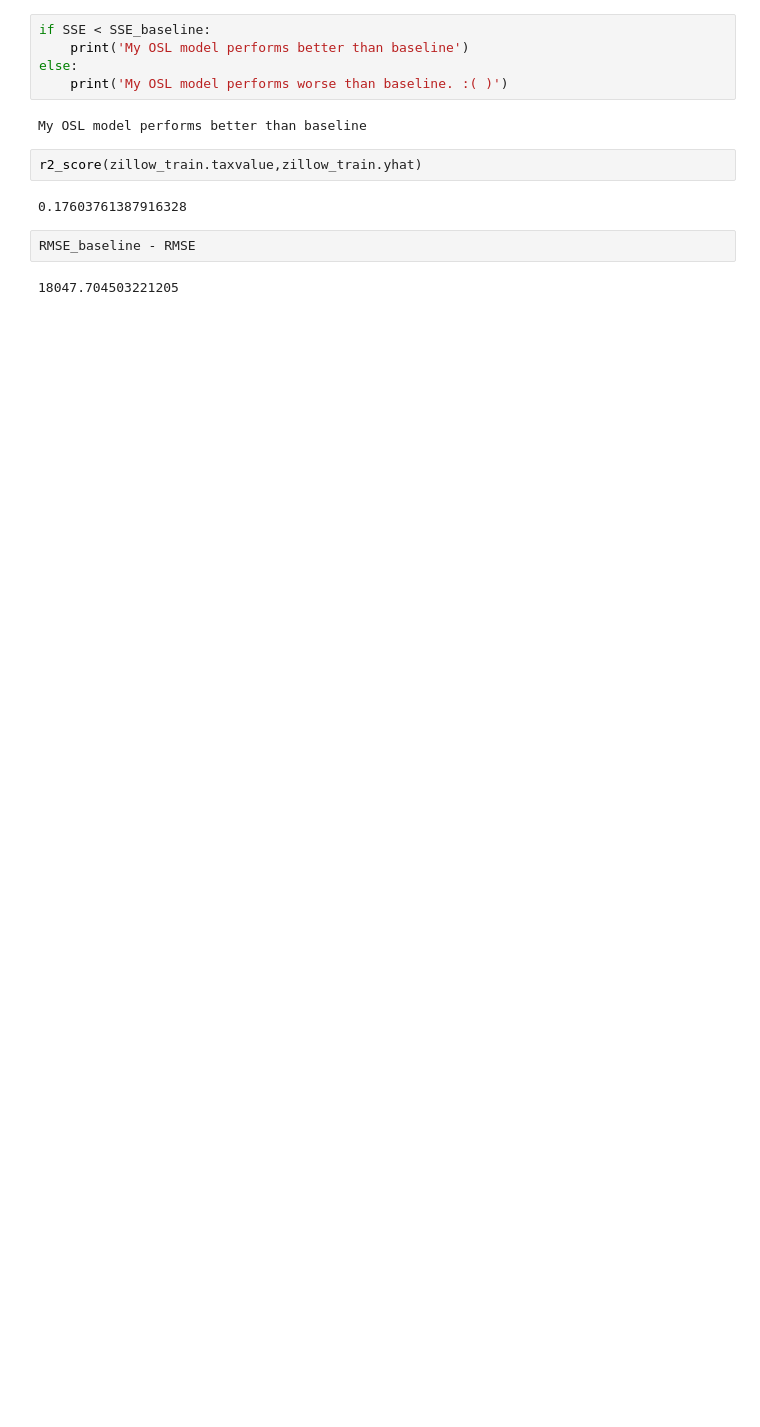
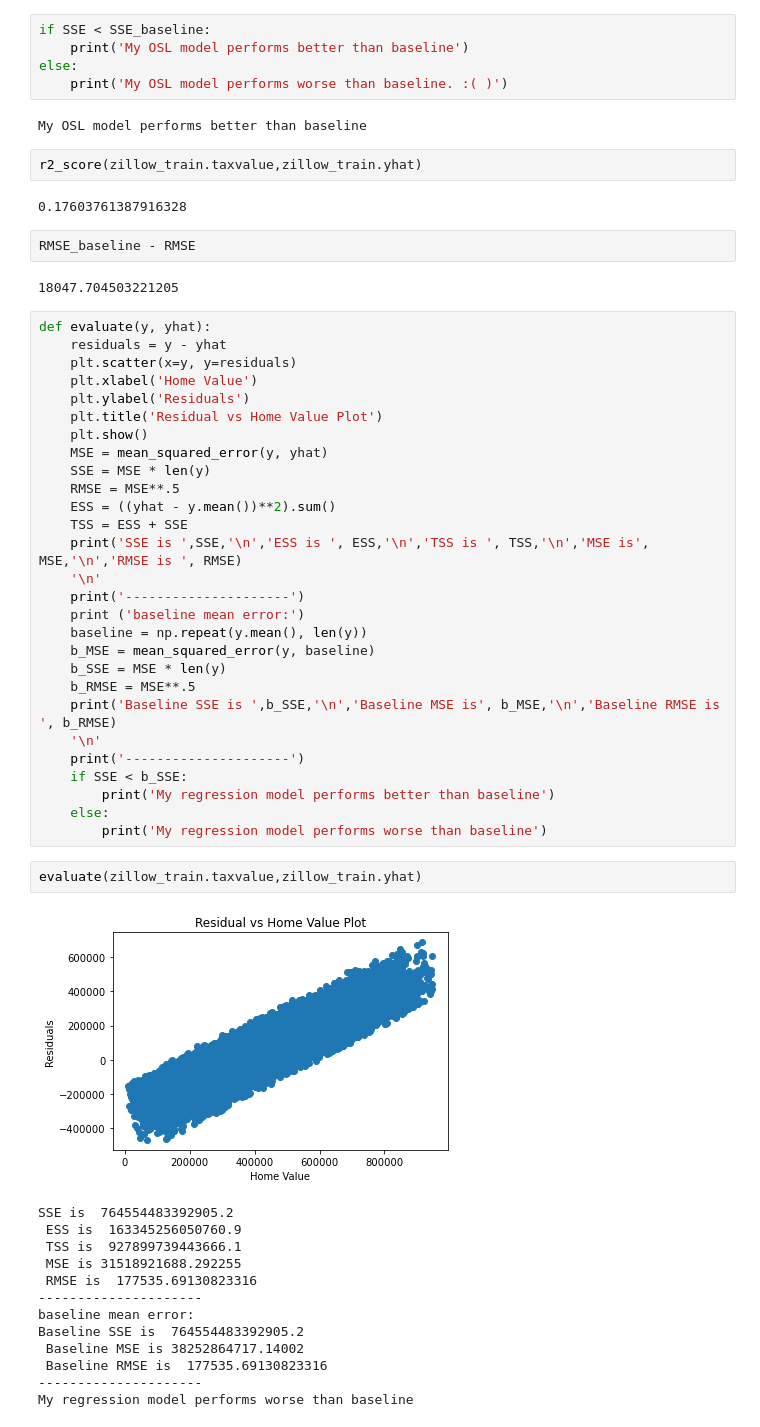
Before and after one commit to QinzhiChen/regression-exercises, a Jupyter notebook: evaluate.ipynb, the cells around one changed output. Saved outputs shown, nothing was run; the diff lists cells and outputs as text; blank space fills up the shorter version.

```diff
--- a/evaluate.ipynb
+++ b/evaluate.ipynb
@@ -185,3 +235,47 @@ r2_score(zillow_train.taxvalue,zillow_train.yhat)
 RMSE_baseline - RMSE
 # %% [output]
 18047.704503221205
+# %%
+def evaluate(y, yhat):
+    residuals = y - yhat
+    plt.scatter(x=y, y=residuals)
+    plt.xlabel('Home Value')
+    plt.ylabel('Residuals')
+    plt.title('Residual vs Home Value Plot')
+    plt.show()
+    MSE = mean_squared_error(y, yhat)
+    SSE = MSE * len(y)
+    RMSE = MSE**.5
+    ESS = ((yhat - y.mean())**2).sum()
+    TSS = ESS + SSE
+    print('SSE is ',SSE,'\n','ESS is ', ESS,'\n','TSS is ', TSS,'\n','MSE is', MSE,'\n','RMSE is ', RMSE)
+    '\n'
+    print('---------------------')
+    print ('baseline mean error:')
+    baseline = np.repeat(y.mean(), len(y))
+    b_MSE = mean_squared_error(y, baseline)
+    b_SSE = MSE * len(y)
+    b_RMSE = MSE**.5
+    print('Baseline SSE is ',b_SSE,'\n','Baseline MSE is', b_MSE,'\n','Baseline RMSE is ', b_RMSE)
+    '\n'
+    print('---------------------')
+    if SSE < b_SSE:
+        print('My regression model performs better than baseline')
+    else:
+        print('My regression model performs worse than baseline')
+# %%
+evaluate(zillow_train.taxvalue,zillow_train.yhat)
+# %% [output]
+[figure, added]
+SSE is  764554483392905.2
+ ESS is  163345256050760.9
+ TSS is  927899739443666.1
+ MSE is 31518921688.292255
+ RMSE is  177535.69130823316
+---------------------
+baseline mean error:
+Baseline SSE is  764554483392905.2
+ Baseline MSE is 38252864717.14002
+ Baseline RMSE is  177535.69130823316
+---------------------
+My regression model performs worse than baseline
```
Also changed, not shown: parts of 11 cells of this notebook, 3 other files.
